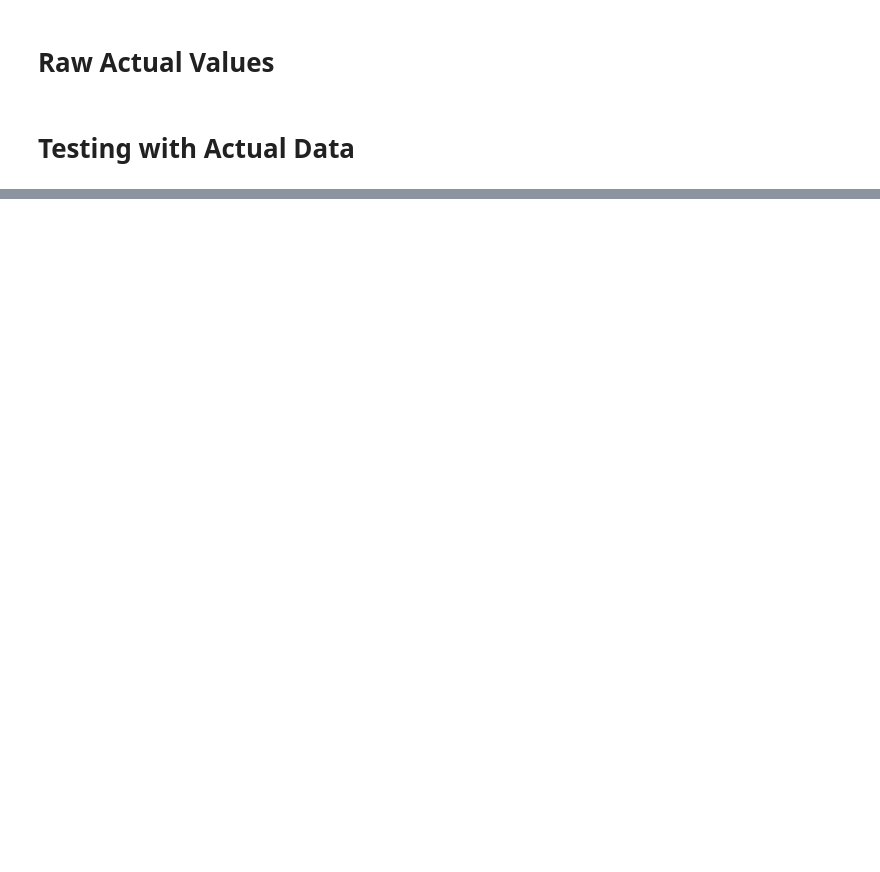
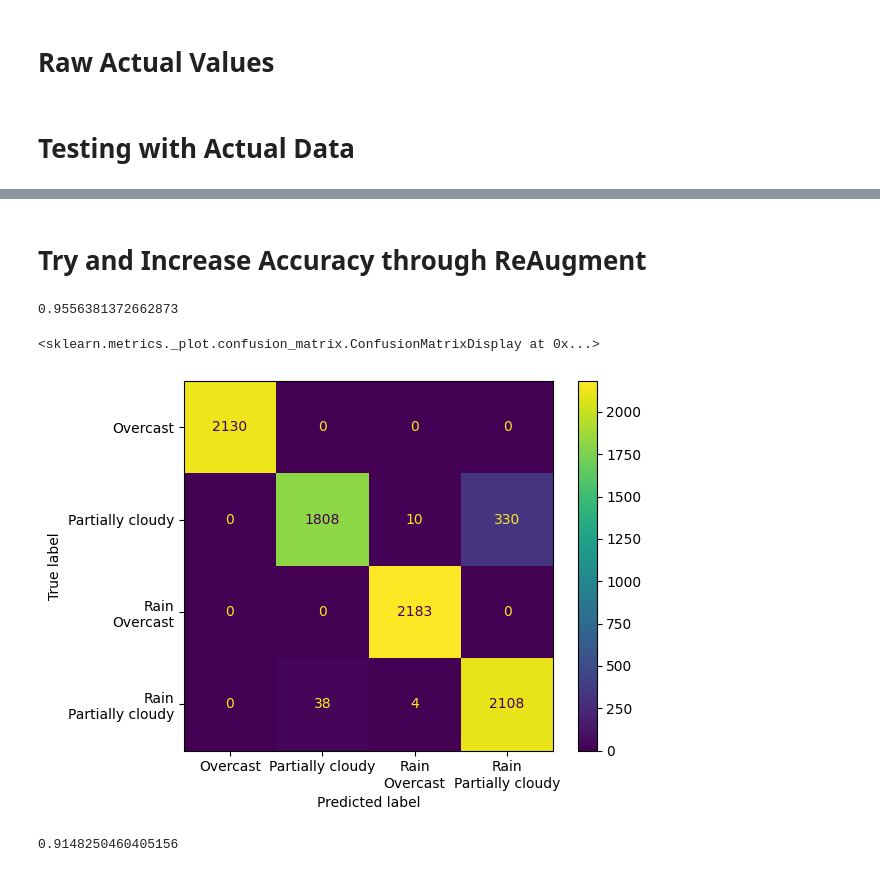
Before and after one commit to alaricespina/Thesis-Repository, a Jupyter notebook: Experimentation - Deep Belief Networks/Final Model Files/ResultsViewer.ipynb, the cells around one changed output, grey strips where cells are left out. Cells and saved outputs as stored; diff of their text form; code cells hidden in the pictures; blank space fills up the shorter version.

```diff
--- a/Experimentation - Deep Belief Networks/Final Model Files/ResultsViewer.ipynb
+++ b/Experimentation - Deep Belief Networks/Final Model Files/ResultsViewer.ipynb
@@ -104,0 +165,14 @@ See the caveats in the documentation: https://pandas.pydata.org/pandas-docs/stab
+# %%
+Actual_SK_Results = {}
+# %%
+for scikit_model_name in tqdm(SciKit_Model_Names):
+    CurrentPredictor = None
+    with open(os.path.join(SciKit_Models_Path, scikit_model_name), "rb") as f:
+        CurrentPredictor = pickle.load(f)
+
+    preds = CurrentPredictor.predict(X_orig_train)
+    current_accuracy = accuracy_score(y_orig_train, preds)
+    current_name = scikit_model_name.replace(".pkl", "").replace("_", " ")
+
+    Actual_SK_Results[current_name] = current_accuracy
+    # print(current_name, " : ", current_accuracy * 100)
@@ -104,0 +181,5 @@ See the caveats in the documentation: https://pandas.pydata.org/pandas-docs/stab
+# %%
+with open("ActualSciKitAccuracy.pkl", "wb") as f:
+    pickle.dump(Actual_SK_Results, f)
+# %% [markdown]
+# Try and Increase Accuracy through ReAugment
@@ -104,0 +188,25 @@ See the caveats in the documentation: https://pandas.pydata.org/pandas-docs/stab
+# %%
+# Goal - Augment Accuracy
+CurrentPredictor = None
+with open(os.path.join(SciKit_Models_Path, "RANDOM FOREST_0_Layers.pkl"), "rb") as f:
+    CurrentPredictor = pickle.load(f)
+
+preds = CurrentPredictor.predict(X_append_train)
+accuracy_score(y_append_train, preds)
+# %% [output]
+0.9556381372662873
+# %%
+ConfusionMatrixDisplay(confusion_matrix(y_append_train, preds), display_labels = LE.classes_).plot()
+# %% [output]
+<sklearn.metrics._plot.confusion_matrix.ConfusionMatrixDisplay at 0x...>
+[figure, added]
+# %%
+# Goal - Augment Accuracy
+CurrentPredictor = None
+with open(os.path.join(SciKit_Models_Path, "RANDOM FOREST_0_Layers.pkl"), "rb") as f:
+    CurrentPredictor = pickle.load(f)
+
+preds = CurrentPredictor.predict(X_orig_train)
+accuracy_score(y_orig_train, preds)
+# %% [output]
+0.9148250460405156
```
Also changed, not shown: parts of 21 cells of this notebook, 2 other files.
